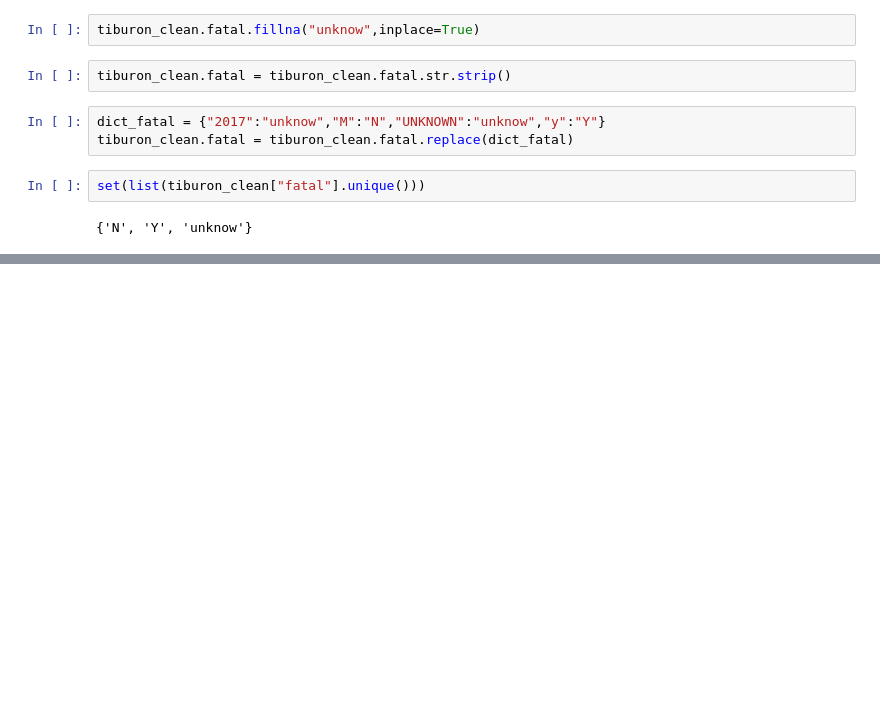
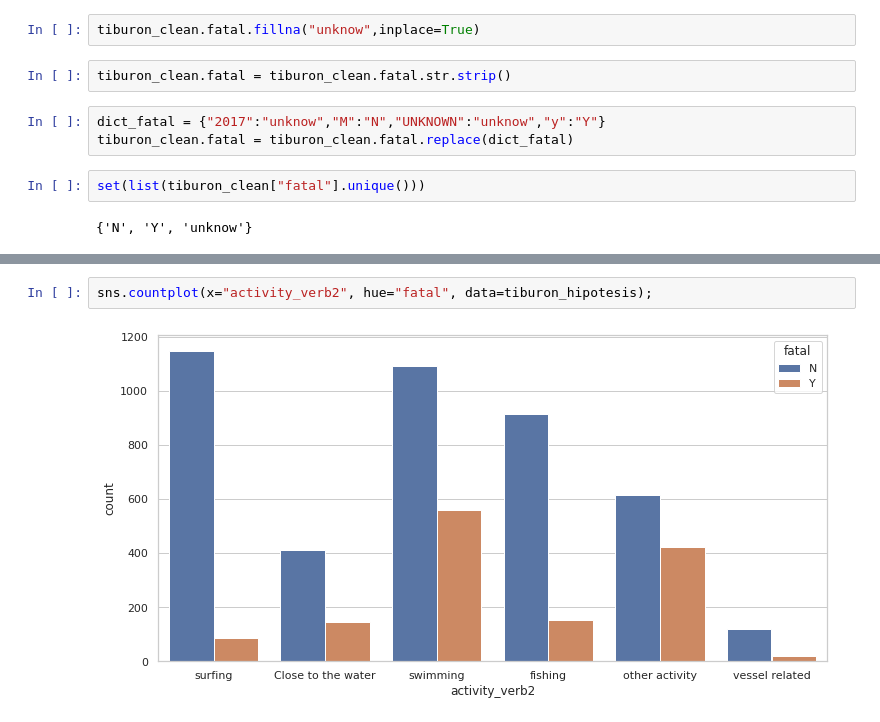
Before and after one commit to Gitfracto/data-cleaning-pandas, a Jupyter notebook: panditas.ipynb, the cells around one changed output, grey strips where cells are left out. Cells and saved outputs as stored; diff of their text form; blank space fills up the shorter version.

```diff
--- a/panditas.ipynb
+++ b/panditas.ipynb
@@ -700,0 +644,4 @@ Name: fatal, Length: 5691, dtype: object
+# %%
+sns.countplot(x="activity_verb2", hue="fatal", data=tiburon_hipotesis);
+# %% [output]
+[figure, added]
```
Also changed, not shown: parts of 66 cells of this notebook.
